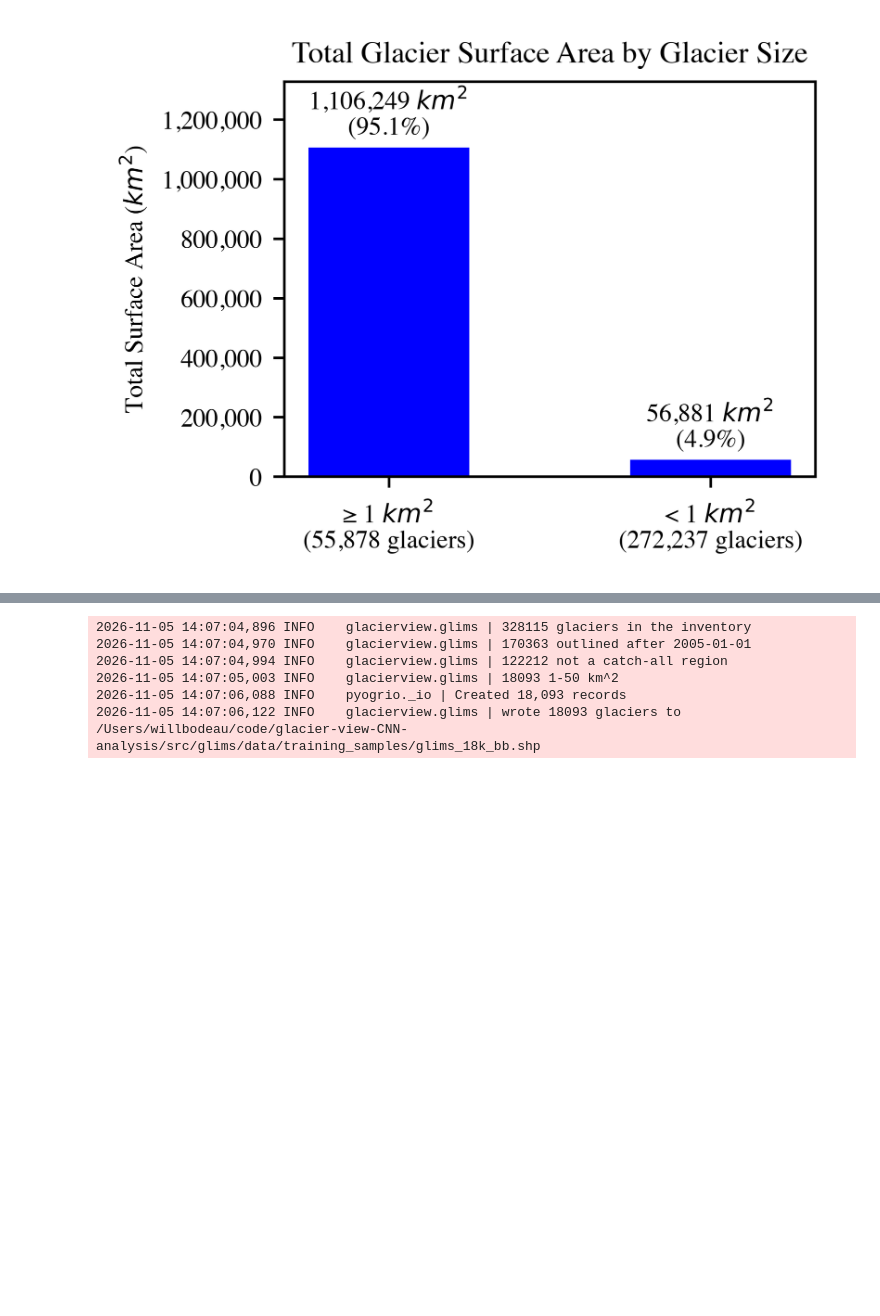
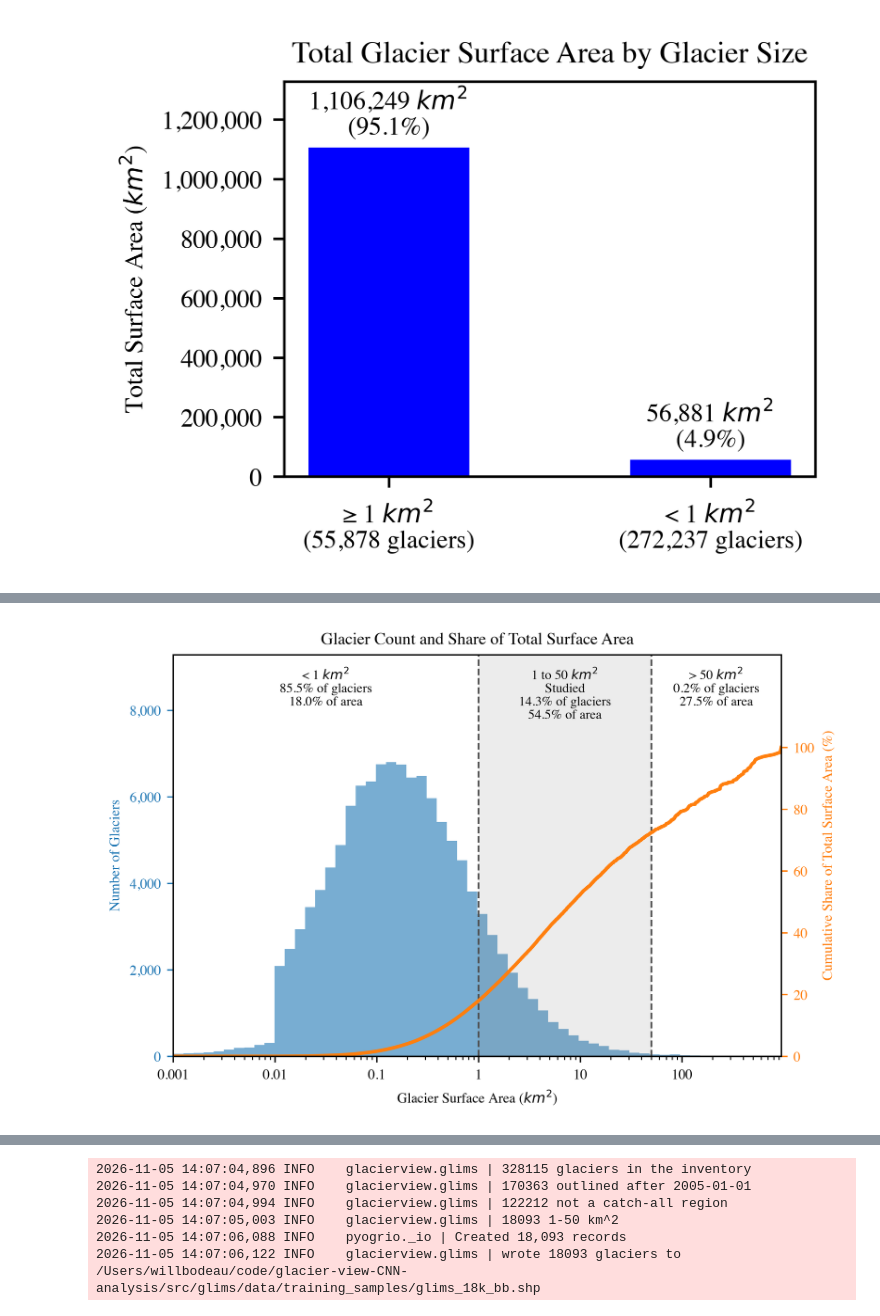
Before and after one commit to GlacierView/glacier-view-CNN-analysis, a Jupyter notebook: notebooks/pipeline/01_glims_select_glaciers.ipynb, the cells around one changed output, grey strips where cells are left out. Saved outputs shown, nothing was run; the diff lists cells and outputs as text; code cells hidden in the pictures; blank space fills up the shorter version.

```diff
--- a/notebooks/pipeline/01_glims_select_glaciers.ipynb
+++ b/notebooks/pipeline/01_glims_select_glaciers.ipynb
@@ -66,0 +161,43 @@ fig.savefig(config.FIGURES_DIR / "total_glacier_surface_area_by_size.jpg", dpi=6
+# %%
+outlines = glims.recent_regional_outlines(inventory)
+outlines = outlines[~outlines["geog_area"].isin(glims.INFERENCE_EXCLUDED_REGIONS)]  # Ellesmere
+glacier_areas = outlines.groupby("glac_id")["db_area"].max()
+low, high = glims.AREA_RANGE_KM2
+size_classes = {
+    f"< {low} $km^2$": glacier_areas < low,
+    f"{low} to {high} $km^2$\nStudied": glacier_areas.between(low, high, inclusive="neither"),
+    f"> {high} $km^2$": glacier_areas > high,
+}
+positive = np.sort(glacier_areas[glacier_areas > 0].to_numpy())  # log axis; drops zero/negative
+area_share = np.cumsum(positive) / positive.sum() * 100
+
+fig, ax_count = plt.subplots(figsize=(6, 4))
+smallest, largest = 1e-3, positive[-1]  # slivers below 1e-3 are off-axis but in the shares
+ax_count.hist(positive, bins=np.logspace(np.log10(smallest), np.log10(largest), 61),
+              color="tab:blue", alpha=0.6)
+ax_count.axvspan(low, high, color="0.5", alpha=0.15, linewidth=0)
+for edge in (low, high):
+    ax_count.axvline(edge, color="0.3", linewidth=1, linestyle="--")
+for (label, in_class), x in zip(size_classes.items(), (np.sqrt(smallest * low), np.sqrt(low * high),
+                                                      np.sqrt(high * largest)), strict=True):
+    ax_count.text(x, 0.97, f"{label}\n{in_class.mean():.1%} of glaciers\n"
+                  f"{glacier_areas[in_class].sum() / glacier_areas.sum():.1%} of area",
+                  transform=ax_count.get_xaxis_transform(), ha="center", va="top", fontsize=7.5)
+ax_count.set(xscale="log", xlim=(smallest, largest), ylim=(0, ax_count.get_ylim()[1] * 1.3),
+             xlabel="Glacier Surface Area ($km^2$)", ylabel="Number of Glaciers",
+             title="Glacier Count and Share of Total Surface Area")
+ax_count.xaxis.set_major_formatter(
+    plt.FuncFormatter(lambda x, _: f"{x:,.6f}".rstrip("0").rstrip(".")))
+ax_count.yaxis.set_major_formatter(plt.FuncFormatter(lambda y, _: f"{y:,.0f}"))
+
+ax_area = ax_count.twinx()
+ax_area.plot(positive, area_share, color="tab:orange", linewidth=2)
+ax_area.set(ylabel="Cumulative Share of Total Surface Area (%)", ylim=(0, 130))
+ax_area.set_yticks(range(0, 101, 20))
+
+for ax, color in [(ax_count, "tab:blue"), (ax_area, "tab:orange")]:
+    ax.tick_params(axis="y", colors=color)
+    ax.yaxis.label.set_color(color)
+fig.tight_layout()
+fig.savefig(config.FIGURES_DIR / "glacier_count_and_area_share_by_size_study_regions.jpg", dpi=600)
+# %% [output]
@@ -66,0 +207 @@ fig.savefig(config.FIGURES_DIR / "total_glacier_surface_area_by_size.jpg", dpi=6
+[figure, added]
```
Also changed, not shown: parts of 7 cells of this notebook, 3 other files.
